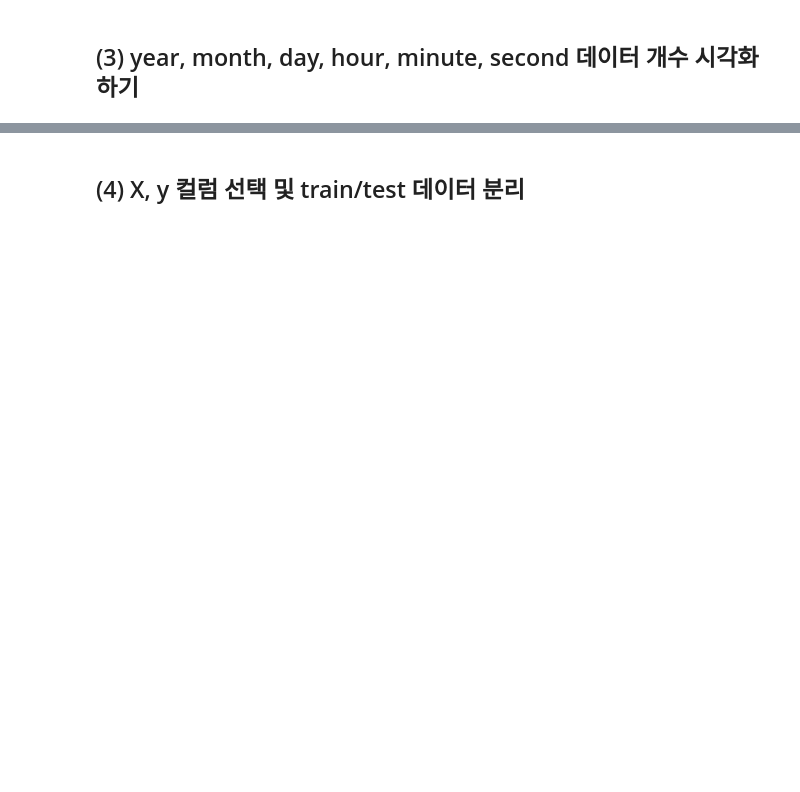
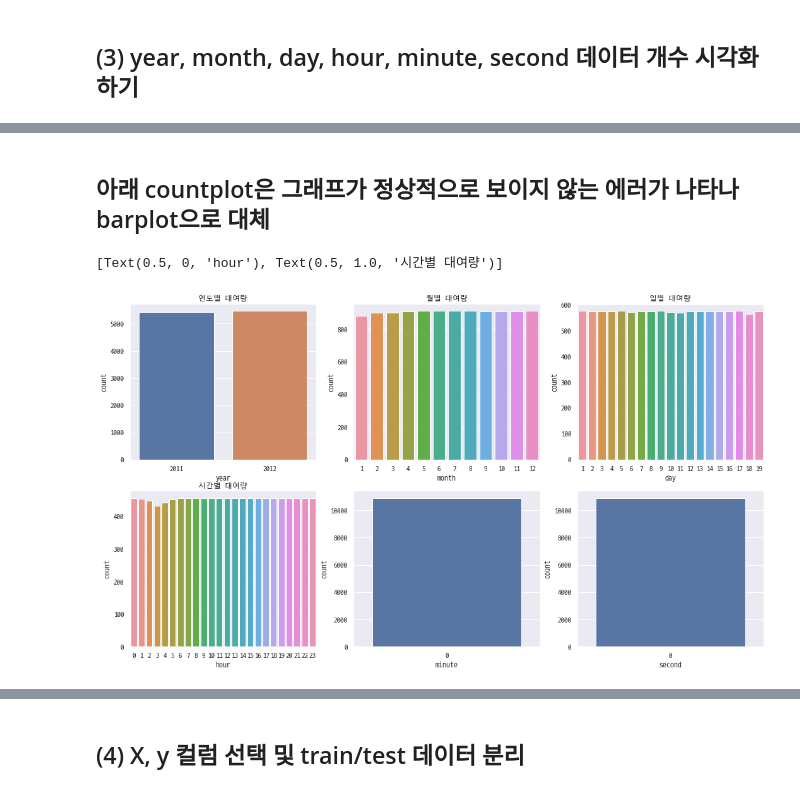
Before and after one commit to byhankim/aiffel, a Jupyter notebook: e/E05_diabetes_bike_regression_project.ipynb, the cells around one changed output, grey strips where cells are left out. Cells and saved outputs as stored; diff of their text form; code cells hidden in the pictures; blank space fills up the shorter version.

```diff
--- a/e/E05_diabetes_bike_regression_project.ipynb
+++ b/e/E05_diabetes_bike_regression_project.ipynb
@@ -255,3 +256,7 @@ plt.show()
 - 직접 손실함수와 기울기를 계산하지 않고 `sklearn`의 LinearRegression 모델 활용할 것(순서는 위와 그대로)
 # %% [markdown]
 ## (1) 데이터 가져오기
+# %%
+train = pd.read_csv("~/aiffel/e/rsc/train.csv")
+print(train.shape)
+train.head()
@@ -258,2 +283,6 @@ plt.show()
 # %% [markdown]
 ## (2) datetime 컬럼을 datetime 자료형으로 변환하고 연, 월, 일, 시, 분, 초까지 6가지 컬럼 생성하기
+# %%
+print(type(train['datetime']))
+train['datetime'] = pd.to_datetime(train['datetime'])
+print(type(train['datetime'][0]))
@@ -259,0 +292,7 @@ plt.show()
+# %%
+train['year']=train['datetime'].dt.year
+train['month']=train['datetime'].dt.month
+train['day']=train['datetime'].dt.day
+train['hour']=train['datetime'].dt.hour
+train['minute']=train['datetime'].dt.minute
+train['second']=train['datetime'].dt.second
@@ -261,0 +330,20 @@ plt.show()
+# %% [markdown]
+## 아래 countplot은 그래프가 정상적으로 보이지 않는 에러가 나타나 barplot으로 대체
+# %%
+figure, ((ax1,ax2,ax3),(ax4,ax5,ax6)) = plt.subplots(nrows=2,ncols=3)
+figure.set_size_inches(18,10)
+
+sns.countplot(data=train,x="year",ax=ax1)
+sns.countplot(data=train,x="month",ax=ax2)
+sns.countplot(data=train,x="day",ax=ax3)
+sns.countplot(data=train,x="hour",ax=ax4)
+sns.countplot(data=train,x="minute",ax=ax5)
+sns.countplot(data=train,x="second",ax=ax6)
+
+ax1.set(title="연도별 대여량")
+ax2.set(xlabel='month', title="월별 대여량")
+ax3.set(xlabel='day', title="일별 대여량")
+ax4.set(xlabel='hour',title="시간별 대여량")
+# %% [output]
+[Text(0.5, 0, 'hour'), Text(0.5, 1.0, '시간별 대여량')]
+[figure, added]
```
Also changed, not shown: parts of 16 cells of this notebook, 4 other files.
